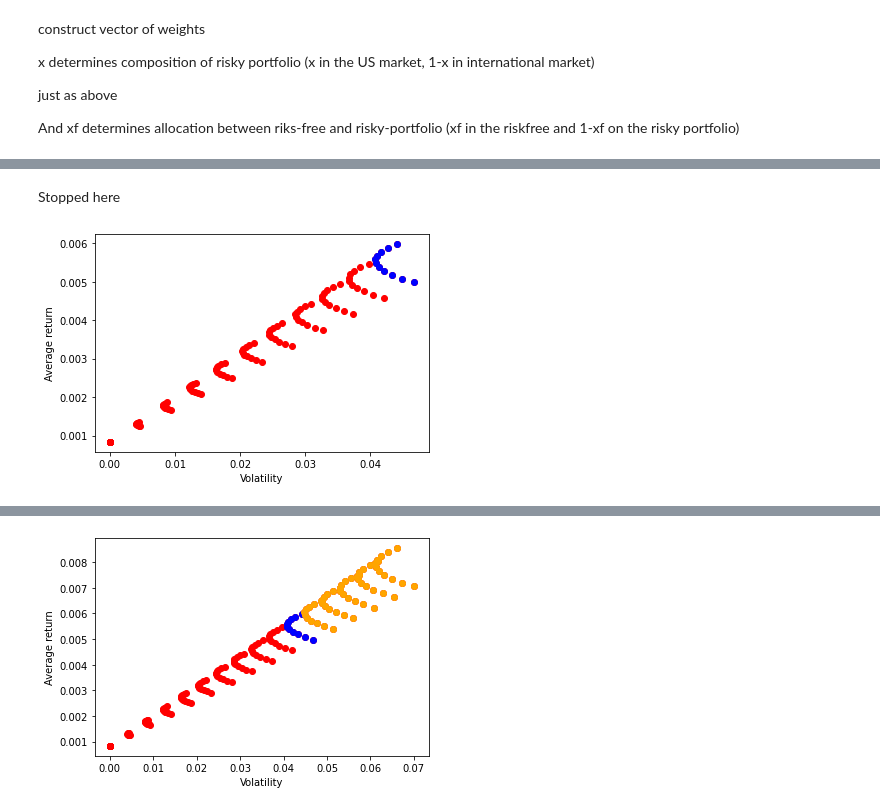
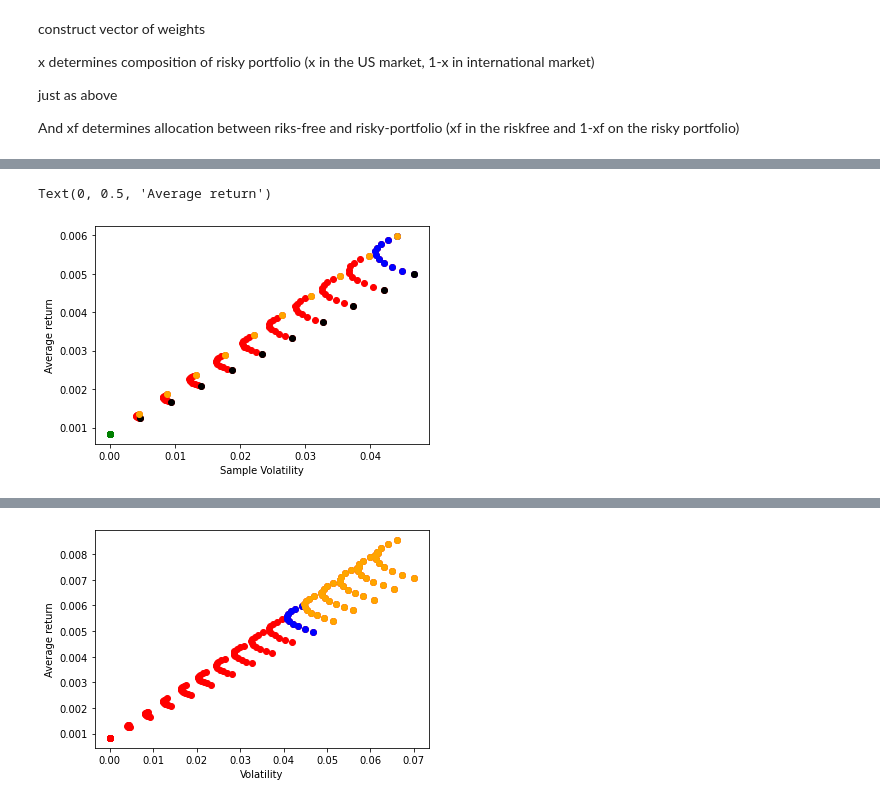
Before and after one commit to amoreira2/Lectures, a Jupyter notebook: chapters/Finance/CapitalAllocationLine.ipynb, the cells around one changed output, grey strips where cells are left out. Saved outputs shown, nothing was run; the diff lists cells and outputs as text; code cells hidden in the pictures.

```diff
--- a/chapters/Finance/CapitalAllocationLine.ipynb
+++ b/chapters/Finance/CapitalAllocationLine.ipynb
@@ -100,0 +152,16 @@ rf=1/100/12
+# %%
+UsW=[]
+for xf in wf:
+
+        varW=Re.var().iloc[0]
+
+        # variance of final portfolio since xf is the weight on the risk-free rate
+        # so 1-xf is the weight on the risky asset
+        var=(1-xf)**2*(varW)
+        #expected excess return of risky portfolio
+        erW=Re.mean().iloc[0]
+
+        # expected return of finanl portfolio
+        er=erW*(1-xf)+rf
+        UsW.append([xf,0,var**0.5,er])
+UsW
@@ -149,16 +238,22 @@ $
-# %% [markdown]
-Stopped here
 # %%
 UsW=np.array(UsW)
+fig, ax = plt.subplots()
 # 2 is selecting the column with the volatility and 3 is selecting the column with the average excess return
-plt.scatter(UsW[:,2],UsW[:,3],color='red')
+ax.scatter(UsW[:,2],UsW[:,3],color='red')
+
+
+
 # below I am using the boolean indexing UsW[:,0]==0 to select only portfolio with zero weight on the risk-free asset and plotting it in blue.
 # recall that column 0 has the position on the risk-free asset
+ax.scatter(UsW[UsW[:,0]==0,2],UsW[UsW[:,0]==0,3],color='blue')
 
-plt.scatter(UsW[UsW[:,0]==0,2],UsW[UsW[:,0]==0,3],color='blue')
-plt.xlabel('Volatility')
-plt.ylabel('Average return')
 
-plt.show()
+ax.scatter(UsW[UsW[:,1]==1,2],UsW[UsW[:,1]==1,3],color='black')
+ax.scatter(UsW[UsW[:,1]==0,2],UsW[UsW[:,1]==0,3],color='orange')
+ax.scatter(UsW[UsW[:,0]==1,2],UsW[UsW[:,0]==1,3],color='green')
+
+ax.set_xlabel('Sample Volatility')
+ax.set_ylabel('Average return')
 # %% [output]
+Text(0, 0.5, 'Average return')
-[figure, old version]
+[figure, new version]
```
Also changed, not shown: parts of 16 cells of this notebook, 2 other files.
